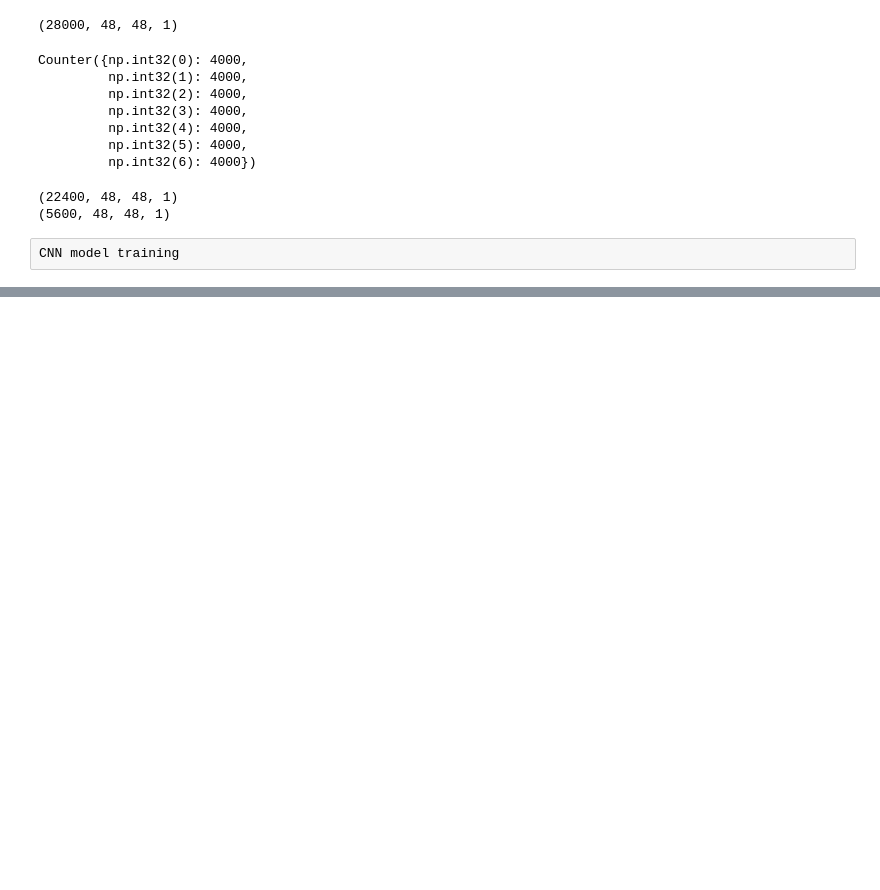
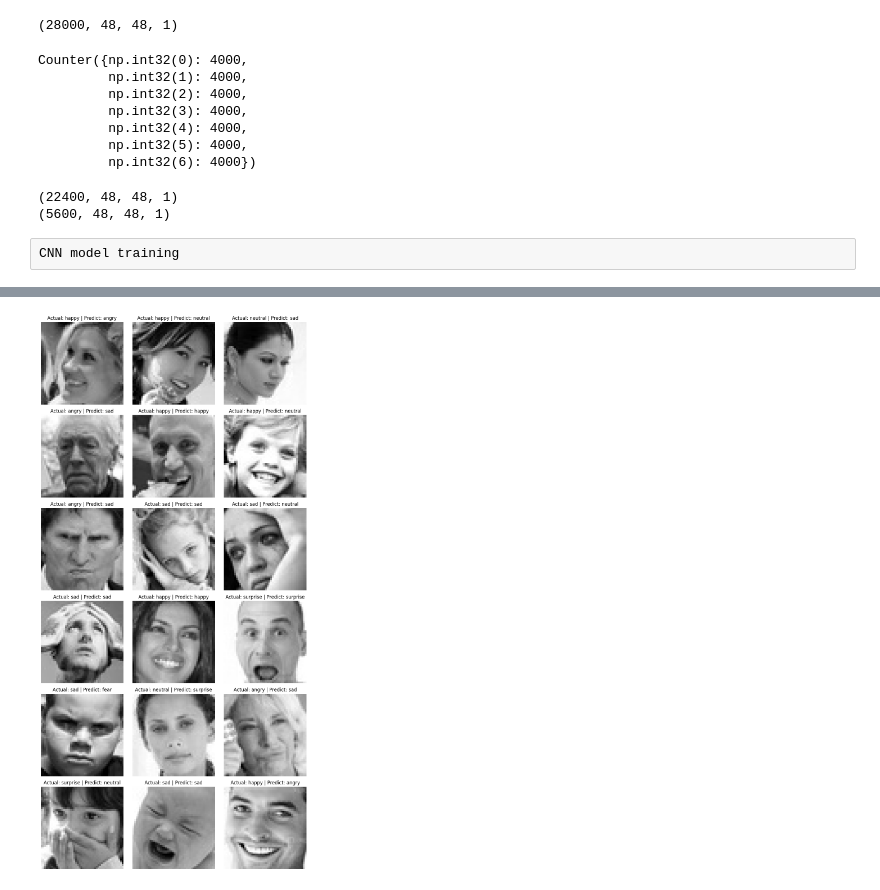
Before and after one commit to Janjanhsu/COMP258_GroupProject, a Jupyter notebook: EmoDetectionCOMP258Project_Patrick_v3.ipynb, the cells around one changed output, grey strips where cells are left out. Saved outputs shown, nothing was run; the diff lists cells and outputs as text; code cells hidden in the pictures; blank space fills up the shorter version.

```diff
--- a/EmoDetectionCOMP258Project_Patrick_v3.ipynb
+++ b/EmoDetectionCOMP258Project_Patrick_v3.ipynb
@@ -275,0 +407,2 @@ Test Accuracy: 62.25%
+# %%
+predictions = model.predict(test_data)
@@ -275,0 +411,27 @@ Test Accuracy: 62.25%
+# %%
+predictions = np.argmax(predictions, axis=1)
+# %%
+index = 0
+fig, axes = plt.subplots(nrows=6, ncols=3, figsize=(10, 20))
+
+for image, label in test_data.unbatch():
+    label = label.numpy()
+
+    # Access the current subplot from the flattened axes array
+    ax = axes.flat[index]
+
+    # Display the image with title and axis handling
+    ax.imshow(image, cmap='gray')
+    actual_class = class_names[label]
+    predicted_class = class_names[predictions[index]]  # Assuming predictions is defined
+    ax.set_title(f'Actual: {actual_class} | Predict: {predicted_class}')
+    ax.axis('off')
+
+    index += 1
+    if (index >= 18):  # Adjust the limit based on desired number of images
+        break
+
+plt.tight_layout()
+plt.show()
+# %% [output]
+[figure, added]
```
Also changed, not shown: parts of 23 cells of this notebook.
